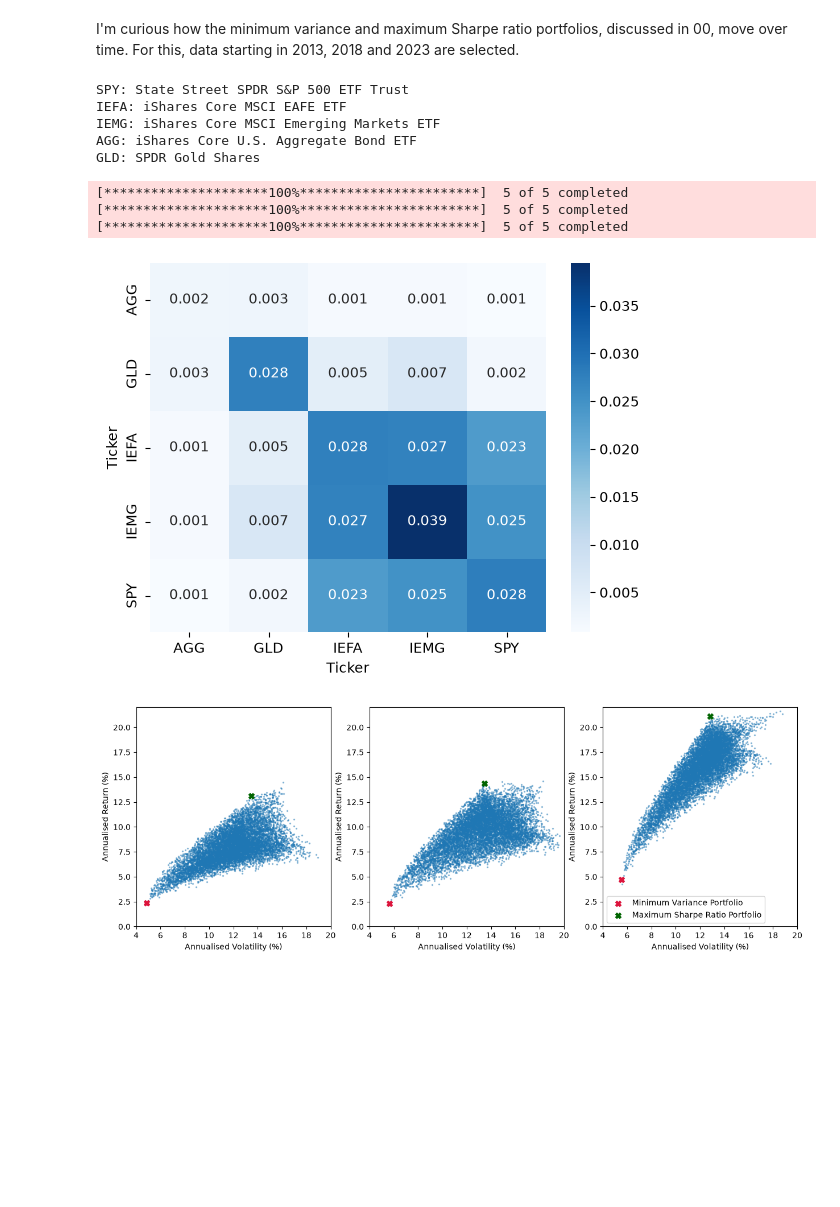
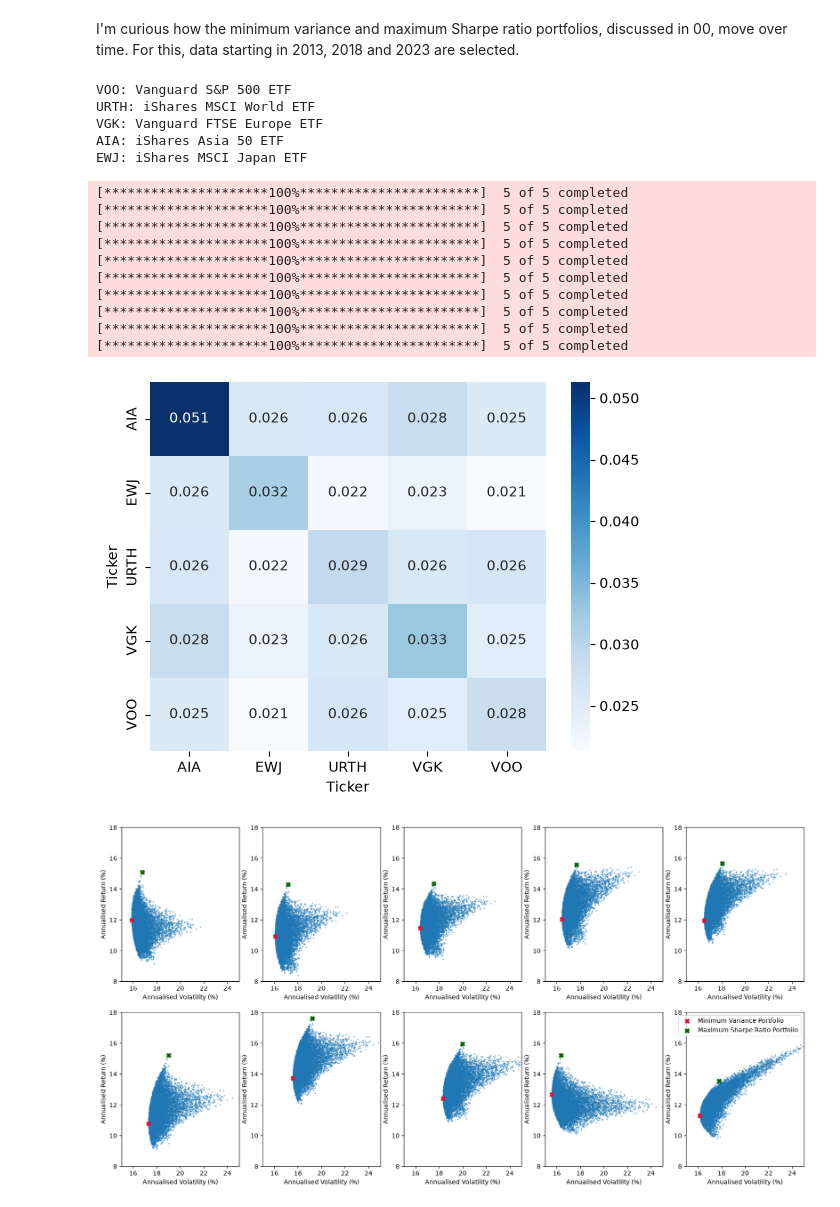
Before and after one commit to ThijsvdLeemkolk/quant-finance, a Jupyter notebook: notebooks/00_1_convergence.ipynb, the cells around one changed output. Saved outputs shown, nothing was run; the diff lists cells and outputs as text; code cells hidden in the pictures; blank space fills up the shorter version.

```diff
--- a/notebooks/00_1_convergence.ipynb
+++ b/notebooks/00_1_convergence.ipynb
@@ -11,28 +11,34 @@ warnings.simplefilter("ignore")
 # %% [markdown]
 I'm curious how the minimum variance and maximum Sharpe ratio portfolios, discussed in 00, move over time. For this, data starting in 2013, 2018 and 2023 are selected.
 # %%
-symbols = ['SPY', 'IEFA', 'IEMG', 'AGG', 'GLD'] # Five ETFs, covering a variety of markets
+symbols = ['VOO', 'URTH', 'VGK', 'AIA', 'EWJ'] # Five ETFs, covering a variety of markets
 n = len(symbols)
 for symbol in symbols:
     info = yf.Ticker(symbol).info
     print(f"{symbol}: {info.get('longName', 'N/A')}")
-raw_data2013 = yf.download(symbols, start = '2013-01-01')
-raw_data2018 = yf.download(symbols, start = '2018-01-01')
-raw_data2023 = yf.download(symbols, start = '2023-01-01')
-data2013 = raw_data2013['Close']
-data2018 = raw_data2018['Close']
-data2023 = raw_data2023['Close']
 
-datasets = {2013: data2013, 2018: data2018, 2023: data2023}
+datasets = {}
+years = [2013, 2014, 2015, 2016, 2017, 2018, 2019, 2020, 2021, 2022]
+for year in years:
+    raw_data = yf.download(symbols, start = f'{year}-01-01')
+    data = raw_data['Close']
+    datasets[year] = data
 # %% [output]
-SPY: State Street SPDR S&P 500 ETF Trust
-IEFA: iShares Core MSCI EAFE ETF
-IEMG: iShares Core MSCI Emerging Markets ETF
-AGG: iShares Core U.S. Aggregate Bond ETF
-GLD: SPDR Gold Shares
+VOO: Vanguard S&P 500 ETF
+URTH: iShares MSCI World ETF
+VGK: Vanguard FTSE Europe ETF
+AIA: iShares Asia 50 ETF
+EWJ: iShares MSCI Japan ETF
 [*********************100%***********************]  5 of 5 completed
 [*********************100%***********************]  5 of 5 completed
 [*********************100%***********************]  5 of 5 completed
+[*********************100%***********************]  5 of 5 completed
+[*********************100%***********************]  5 of 5 completed
+[*********************100%***********************]  5 of 5 completed
+[*********************100%***********************]  5 of 5 completed
+[*********************100%***********************]  5 of 5 completed
+[*********************100%***********************]  5 of 5 completed
+[*********************100%***********************]  5 of 5 completed
 # %%
 returns = {year: df.pct_change().dropna() for year, df in datasets.items()}
 cov_matrix = {year: df.cov() * 252 for year, df in returns.items()} # Annualised
@@ -41,12 +47,12 @@ mean_returns = {year: df.mean() * 252 for year, df in returns.items()} # Annuali
 sn.heatmap(cov_matrix[2013], annot=True, fmt='.3f', cmap='Blues')
 plt.show()
 # %% [output]
-[figure, old version]
+[figure, new version]
 # %%
 random_weights = np.random.dirichlet(np.ones(n), size=10000).T # Dirichlet distribution to ensure weights sum to 1, while being random.
 
 portfolio_returns = {year: random_weights.T @ mean_returns[year] for year, df in datasets.items()}
-portfolio_variance = {year: np.diag(random_weights.T @ cov_matrix[year] @ random_weights) for year, df in datasets.items()}
+portfolio_variance = {year: np.einsum('ij,jk,ik->i', random_weights.T, cov_matrix[year], random_weights.T) for year, df in datasets.items()} # einsum for computation speed
 portfolio_volatility = {year: np.sqrt(var) for year, var in portfolio_variance.items()}
 # %%
 rf = 0.0225 # ECB rate
@@ -59,19 +65,19 @@ wmv_volatility = {year: np.sqrt(wmv[year].x.T @ cov_matrix[year] @ wmv[year].x)
 wms_return = {year: wms[year].x.T @ mean_returns[year] for year in datasets}
 wms_volatility = {year: np.sqrt(wms[year].x.T @ cov_matrix[year] @ wms[year].x) for year in datasets}
 # %%
-plt.figure(figsize=(15, 5))
+plt.figure(figsize=(20, 10))
 
 for i, year in enumerate(datasets, start = 1):
-    plt.subplot(1, 3, i)
+    plt.subplot(2, 5, i)
     plt.scatter(portfolio_volatility[year] * 100, portfolio_returns[year] * 100, s=2, alpha=0.4)
     plt.scatter(wmv_volatility[year] * 100, wmv_return[year] * 100, s=50, c='crimson', marker='X', label='Minimum Variance Portfolio')
     plt.scatter(wms_volatility[year] * 100, wms_return[year] * 100, s=50, c='darkgreen', marker='X', label='Maximum Sharpe Ratio Portfolio')
-    plt.xlim(4, 20)
-    plt.ylim(0, 22)
+    plt.xlim(15, 25)
+    plt.ylim(8, 18)
     plt.xlabel('Annualised Volatility (%)')
     plt.ylabel('Annualised Return (%)')
 
 plt.legend()
 plt.show()
 # %% [output]
-[figure, old version]
+[figure, new version]
```
Also changed, not shown: parts of 2 cells of this notebook.
